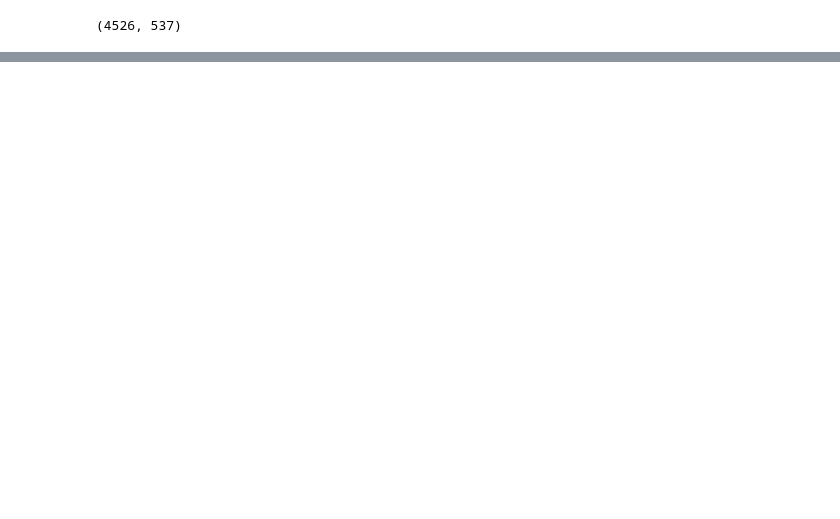
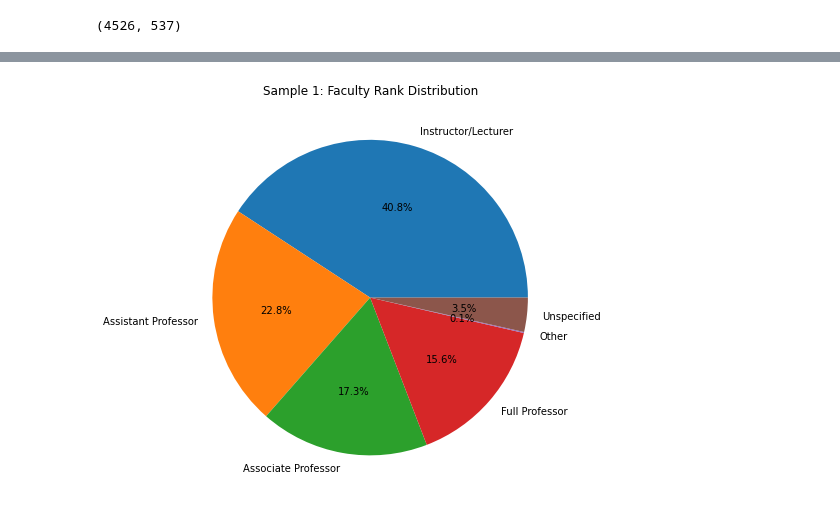
Before and after one commit to eigenhenry/Coache_analysis, a Jupyter notebook: 0_Data Reduction.ipynb, the cells around one changed output, grey strips where cells are left out. Saved outputs shown, nothing was run; the diff lists cells and outputs as text; code cells hidden in the pictures; blank space fills up the shorter version.

```diff
--- a/0_Data Reduction.ipynb
+++ b/0_Data Reduction.ipynb
@@ -203,0 +272,25 @@ hsi_stem_instructional.to_excel("hsi_stem_instructional.xlsx", index=False)
+# %%
+import matplotlib.pyplot as plt
+
+
+rank_labels = {
+    1: "Instructor/Lecturer",
+    2: "Assistant Professor",
+    3: "Associate Professor",
+    4: "Full Professor",
+    5: "Other",
+    9: "Unspecified",
+    98: "Decline to answer"
+}
+
+faculty_type = hsi_stem_instructional['demo_rank'].value_counts().sort_index()
+faculty_type.index = faculty_type.index.map(rank_labels)
+
+plt.figure(figsize=(8, 6))
+faculty_type.plot(kind='pie', autopct='%1.1f%%', labels=faculty_type.index)
+plt.title("Sample 1: Faculty Rank Distribution")
+plt.ylabel('')  # Remove default y-label for cleaner look
+plt.tight_layout()
+plt.show()
+# %% [output]
+[figure, added]
```
Also changed, not shown: parts of 50 cells of this notebook.
